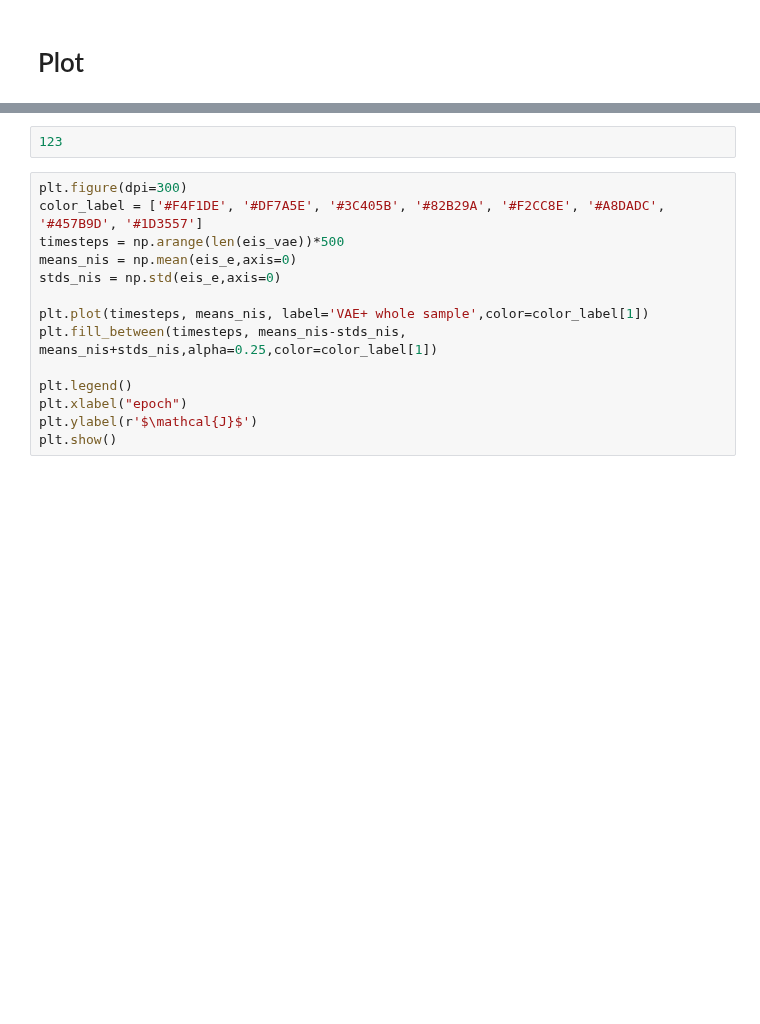
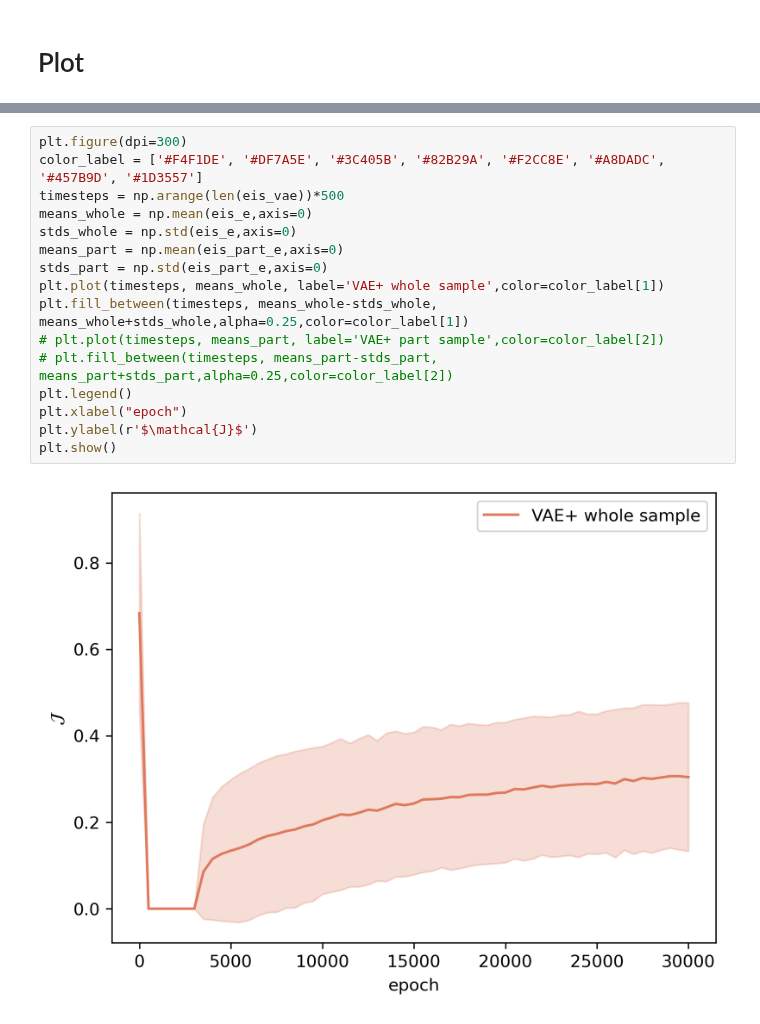
Before and after one commit to Matthew-ymz/Code-for-Finding-emergence-in-data-, a Jupyter notebook: exp/sir/SIR VAE.ipynb, the cells around one changed output, grey strips where cells are left out. Cells and saved outputs as stored; diff of their text form; blank space fills up the shorter version.

```diff
--- a/exp/sir/SIR VAE.ipynb
+++ b/exp/sir/SIR VAE.ipynb
@@ -164,16 +171,18 @@ plt.show()
-# %%
-123
 # %%
 plt.figure(dpi=300)
 color_label = ['#F4F1DE', '#DF7A5E', '#3C405B', '#82B29A', '#F2CC8E', '#A8DADC', '#457B9D', '#1D3557']
 timesteps = np.arange(len(eis_vae))*500
-means_nis = np.mean(eis_e,axis=0)
-stds_nis = np.std(eis_e,axis=0)
-
-plt.plot(timesteps, means_nis, label='VAE+ whole sample',color=color_label[1])
-plt.fill_between(timesteps, means_nis-stds_nis, means_nis+stds_nis,alpha=0.25,color=color_label[1])
-
+means_whole = np.mean(eis_e,axis=0)
+stds_whole = np.std(eis_e,axis=0)
+means_part = np.mean(eis_part_e,axis=0)
+stds_part = np.std(eis_part_e,axis=0)
+plt.plot(timesteps, means_whole, label='VAE+ whole sample',color=color_label[1])
+plt.fill_between(timesteps, means_whole-stds_whole, means_whole+stds_whole,alpha=0.25,color=color_label[1])
+# plt.plot(timesteps, means_part, label='VAE+ part sample',color=color_label[2])
+# plt.fill_between(timesteps, means_part-stds_part, means_part+stds_part,alpha=0.25,color=color_label[2])
 plt.legend()
 plt.xlabel("epoch")
 plt.ylabel(r'$\mathcal{J}$')
 plt.show()
+# %% [output]
+[figure, added]
```
Also changed, not shown: parts of 2 cells of this notebook, 13 other files.
